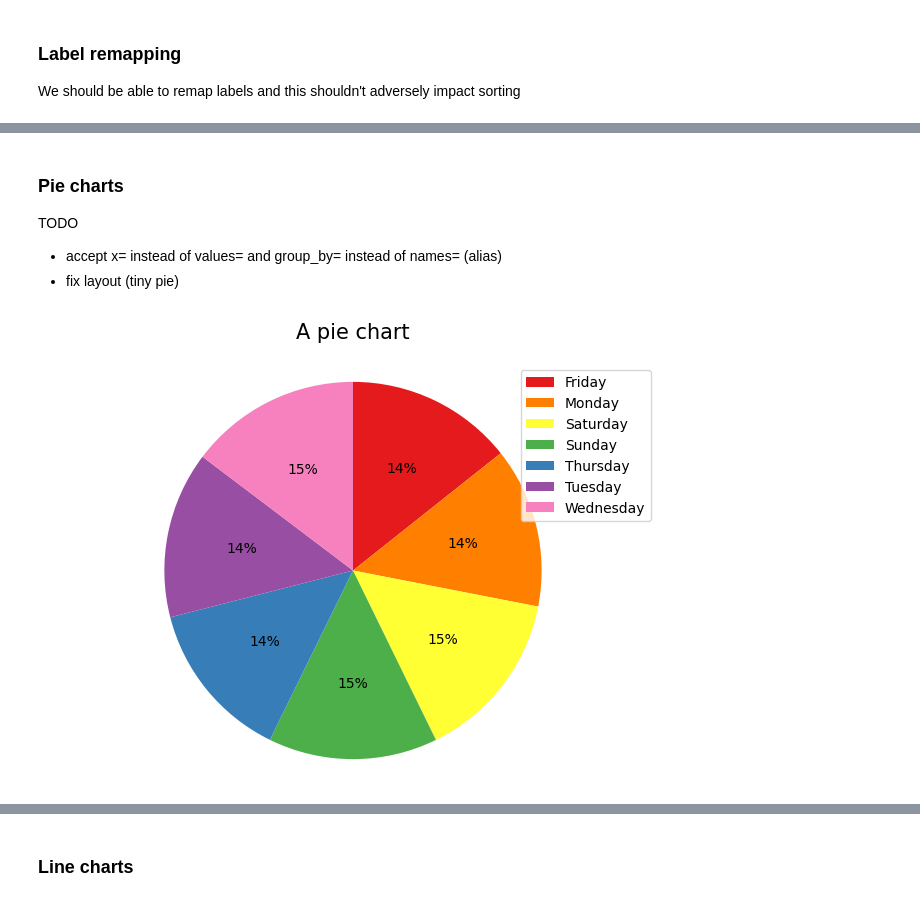
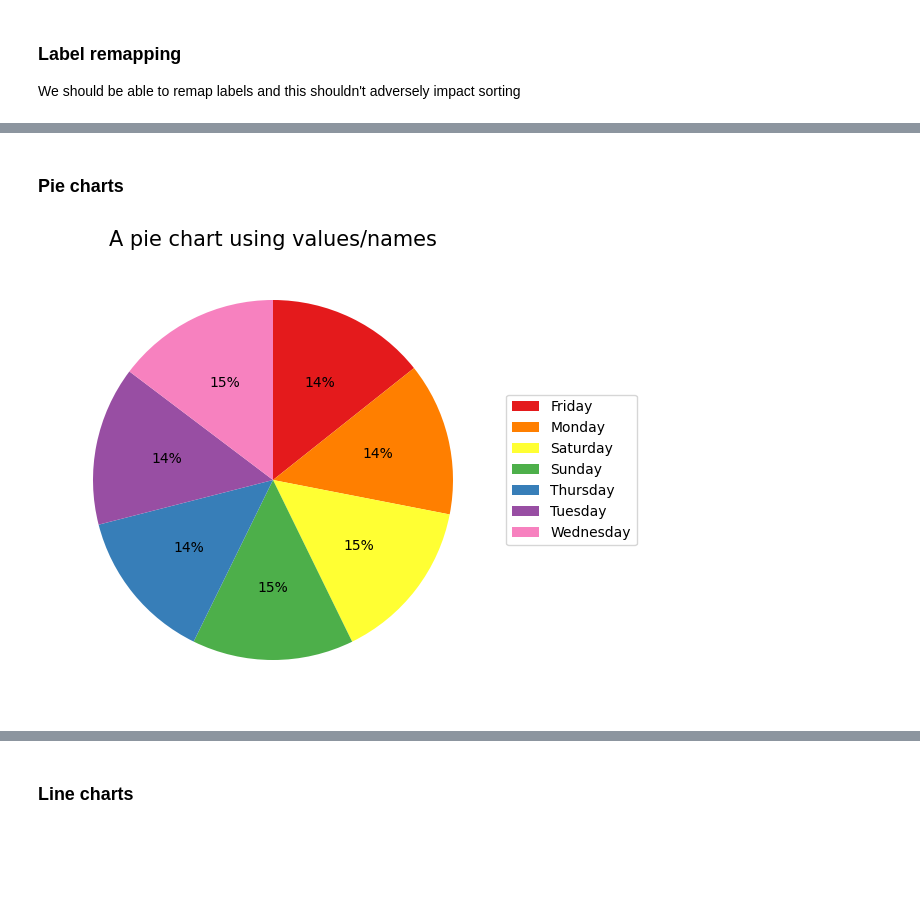
Before and after one commit to alextgould/lazychart, a Jupyter notebook: examples/demo_usage.ipynb, the cells around one changed output, grey strips where cells are left out. Cells and saved outputs as stored; diff of their text form; code cells hidden in the pictures; blank space fills up the shorter version.

Commit message:
close on mix charts, about to try something

```diff
--- a/examples/demo_usage.ipynb
+++ b/examples/demo_usage.ipynb
@@ -355,13 +356,9 @@ cm.bar(x='alcohol', y='sleep_hours', group_by='weekday',
 # %% [markdown]
 ### Pie charts
-
-TODO
-* accept x= instead of values= and group_by= instead of names= (alias)
-* fix layout (tiny pie)
 # %%
 # with values and names
-cm.pie(values='sleep_hours', names='weekday', title='A pie chart')
+cm.pie(values='sleep_hours', names='weekday', title='A pie chart using values/names')
 # %% [output]
-[figure, old version]
+[figure, new version]
 # %%
 # with x and group_by
```
Also changed, not shown: parts of 55 cells of this notebook, 2 other files.
